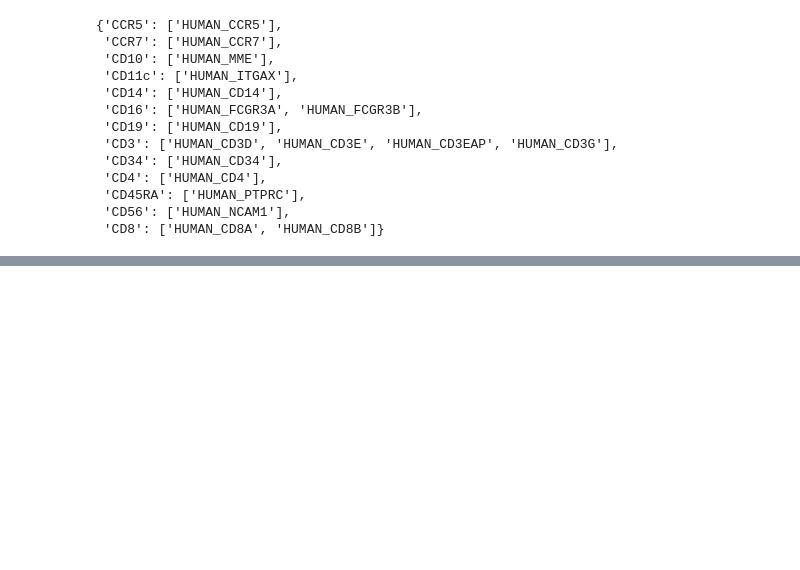
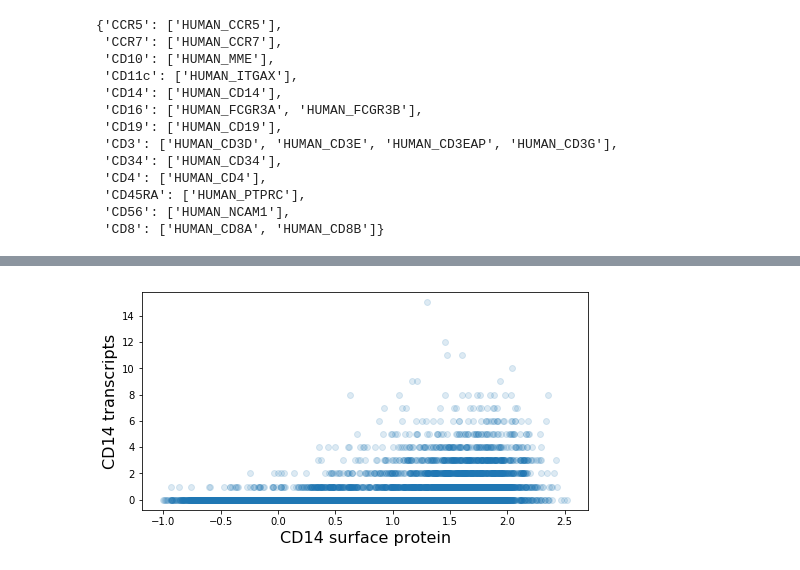
Before and after one commit to databio/bds_hackathon, a Jupyter notebook: bin/marker_associated_transcript_correlation.ipynb, the cells around one changed output, grey strips where cells are left out. Saved outputs shown, nothing was run; the diff lists cells and outputs as text; code cells hidden in the pictures; blank space fills up the shorter version.

```diff
--- a/bin/marker_associated_transcript_correlation.ipynb
+++ b/bin/marker_associated_transcript_correlation.ipynb
@@ -151,0 +175,14 @@ correlation_results_frame.to_csv('../results/marker_associated_transcript_correl
+# %%
+# plot a single example for potential presentation use
+marker = 'CD14'
+gene_id = 'HUMAN_CD14'
+fig,ax = plt.subplots()
+marker_data = labels.loc[marker,]
+transcript_data = counts.loc[gene_id,]
+ax.scatter(marker_data,transcript_data,alpha=0.15)
+ax.set_ylabel('CD14 transcripts',size=16)
+ax.set_xlabel('CD14 surface protein',size=16)
+fig.set_size_inches(8,4)
+plt.savefig('../results/example_transcript_marker_scatter.svg')
+# %% [output]
+[figure, added]
```
Also changed, not shown: parts of 3 cells of this notebook, 2 other files.
